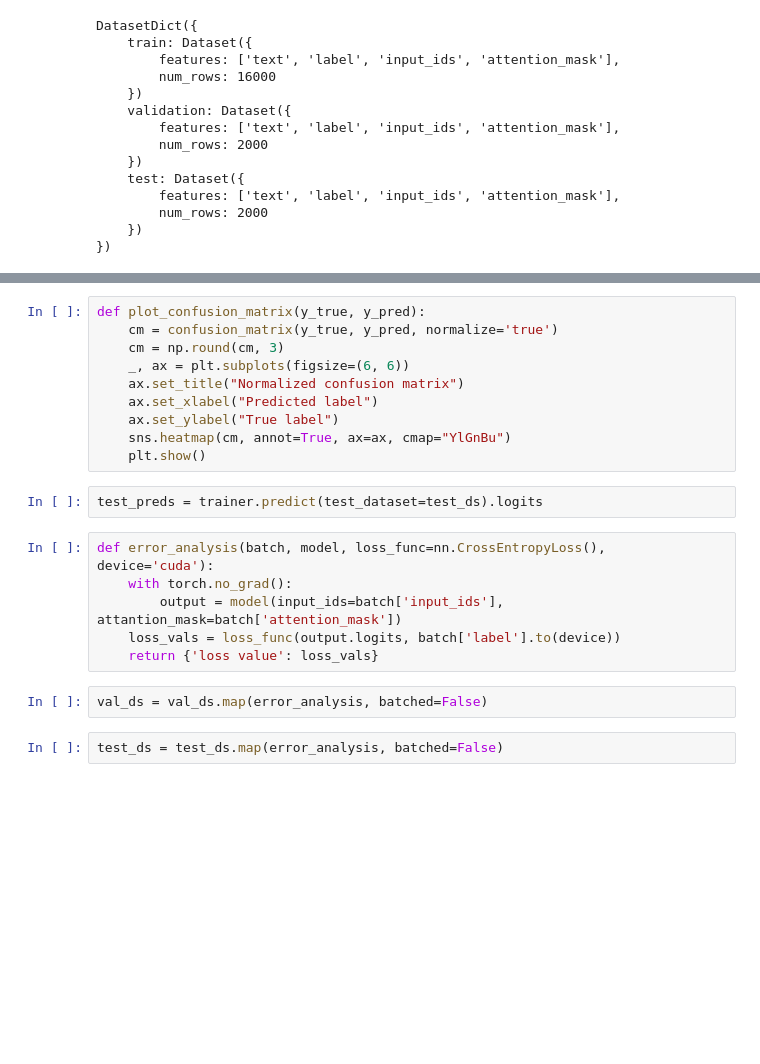
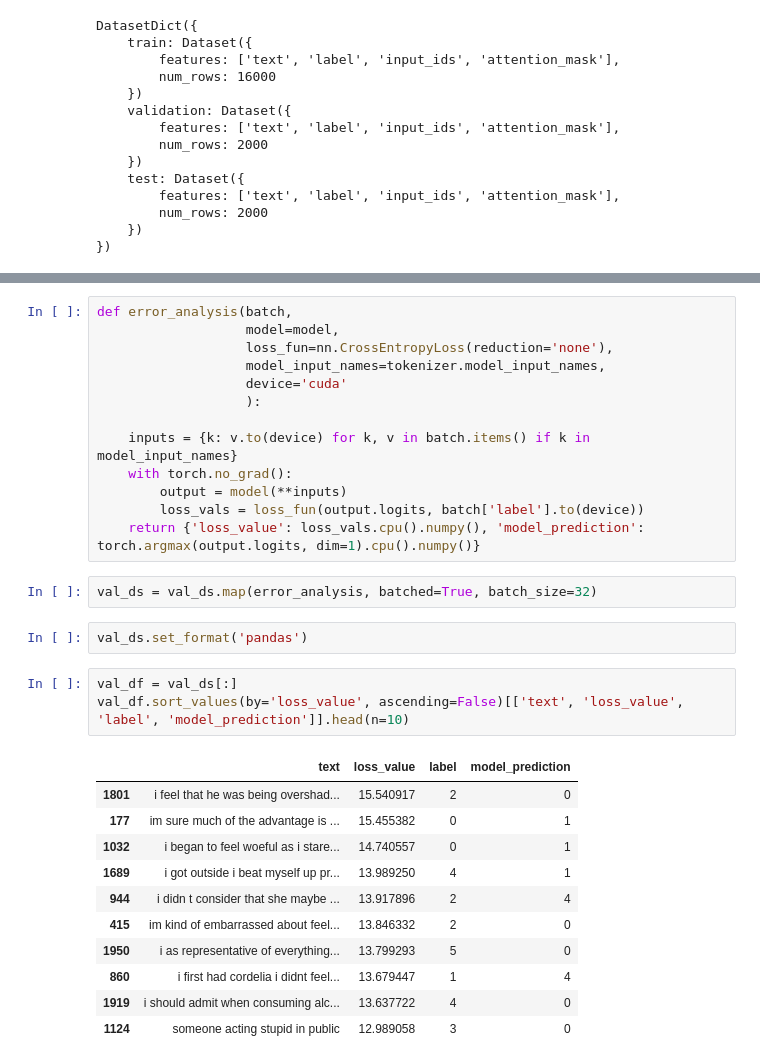
Before and after one commit to TomekGniazdowski/NLP-projects, a Jupyter notebook: classification/bert.ipynb, the cells around one changed output, grey strips where cells are left out. Drawn from its saved outputs; the diff is of its cells as text; blank space fills up the shorter version.

```diff
--- a/classification/bert.ipynb
+++ b/classification/bert.ipynb
@@ -121,22 +117,32 @@ trainer.train()
-# %%
-def plot_confusion_matrix(y_true, y_pred):
-    cm = confusion_matrix(y_true, y_pred, normalize='true')
-    cm = np.round(cm, 3)
-    _, ax = plt.subplots(figsize=(6, 6))
-    ax.set_title("Normalized confusion matrix")
-    ax.set_xlabel("Predicted label")
-    ax.set_ylabel("True label")
-    sns.heatmap(cm, annot=True, ax=ax, cmap="YlGnBu")
-    plt.show()
-# %%
-test_preds = trainer.predict(test_dataset=test_ds).logits
 # %%
-def error_analysis(batch, model, loss_func=nn.CrossEntropyLoss(), device='cuda'):
+def error_analysis(batch,
+                   model=model,
+                   loss_fun=nn.CrossEntropyLoss(reduction='none'),
+                   model_input_names=tokenizer.model_input_names,
+                   device='cuda'
+                   ):
+
+    inputs = {k: v.to(device) for k, v in batch.items() if k in model_input_names}
     with torch.no_grad():
-        output = model(input_ids=batch['input_ids'], attantion_mask=batch['attention_mask'])
-    loss_vals = loss_func(output.logits, batch['label'].to(device))
-    return {'loss value': loss_vals}
+        output = model(**inputs)
+        loss_vals = loss_fun(output.logits, batch['label'].to(device))
+    return {'loss_value': loss_vals.cpu().numpy(), 'model_prediction': torch.argmax(output.logits, dim=1).cpu().numpy()}
 # %%
-val_ds = val_ds.map(error_analysis, batched=False)
+val_ds = val_ds.map(error_analysis, batched=True, batch_size=32)
-# %%
-test_ds = test_ds.map(error_analysis, batched=False)
+# %%
+val_ds.set_format('pandas')
+# %%
+val_df = val_ds[:]
+val_df.sort_values(by='loss_value', ascending=False)[['text', 'loss_value', 'label', 'model_prediction']].head(n=10)
+# %% [output]
+|  | text | loss_value | label | model_prediction |
+| 1801 | i feel that he was being overshad... | 15.540917 | 2 | 0 |
+| 177 | im sure much of the advantage is ... | 15.455382 | 0 | 1 |
+| 1032 | i began to feel woeful as i stare... | 14.740557 | 0 | 1 |
+| 1689 | i got outside i beat myself up pr... | 13.989250 | 4 | 1 |
+| 944 | i didn t consider that she maybe ... | 13.917896 | 2 | 4 |
+| 415 | im kind of embarrassed about feel... | 13.846332 | 2 | 0 |
+| 1950 | i as representative of everything... | 13.799293 | 5 | 0 |
+| 860 | i first had cordelia i didnt feel... | 13.679447 | 1 | 4 |
+| 1919 | i should admit when consuming alc... | 13.637722 | 4 | 0 |
+| 1124 | someone acting stupid in public | 12.989058 | 3 | 0 |
```
Also changed, not shown: parts of 10 cells of this notebook, 8 other files.
